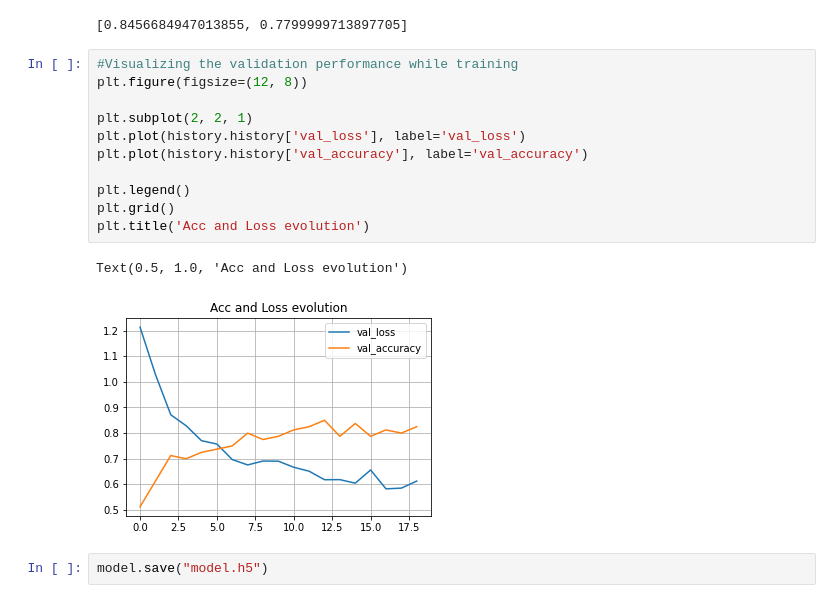
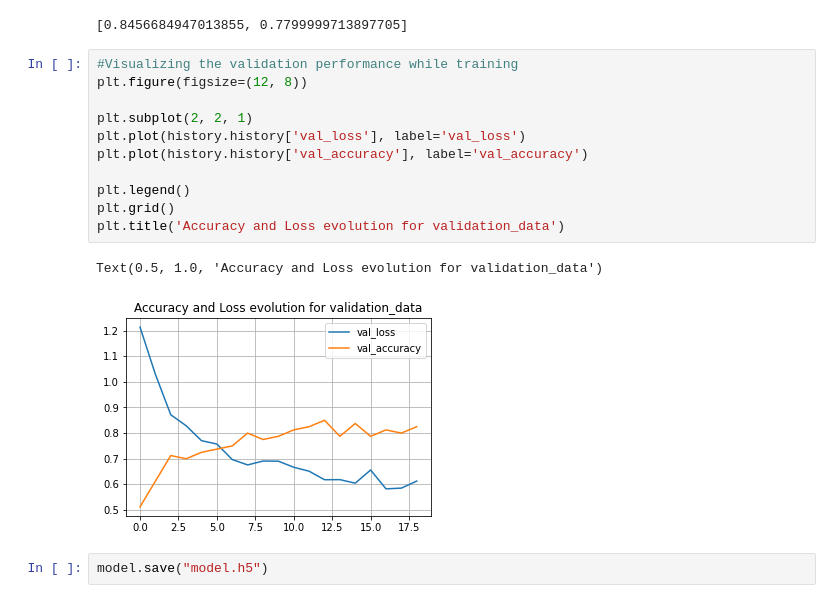
Before and after one commit to pathikg/Flower-Classification, a Jupyter notebook: Flower_Classification.ipynb, the cells around one changed output. Cells and saved outputs as stored; diff of their text form.

```diff
--- a/Flower_Classification.ipynb
+++ b/Flower_Classification.ipynb
@@ -291,16 +291,16 @@ model.evaluate(X_test, y_test)
 # %%
 #Visualizing the validation performance while training
 plt.figure(figsize=(12, 8))
 
 plt.subplot(2, 2, 1)
 plt.plot(history.history['val_loss'], label='val_loss')
 plt.plot(history.history['val_accuracy'], label='val_accuracy')
 
 plt.legend()
 plt.grid()
-plt.title('Acc and Loss evolution')
+plt.title('Accuracy and Loss evolution for validation_data')
 # %% [output]
-Text(0.5, 1.0, 'Acc and Loss evolution')
+Text(0.5, 1.0, 'Accuracy and Loss evolution for validation_data')
-[figure, old version]
+[figure, new version]
 # %%
 model.save("model.h5")
```
